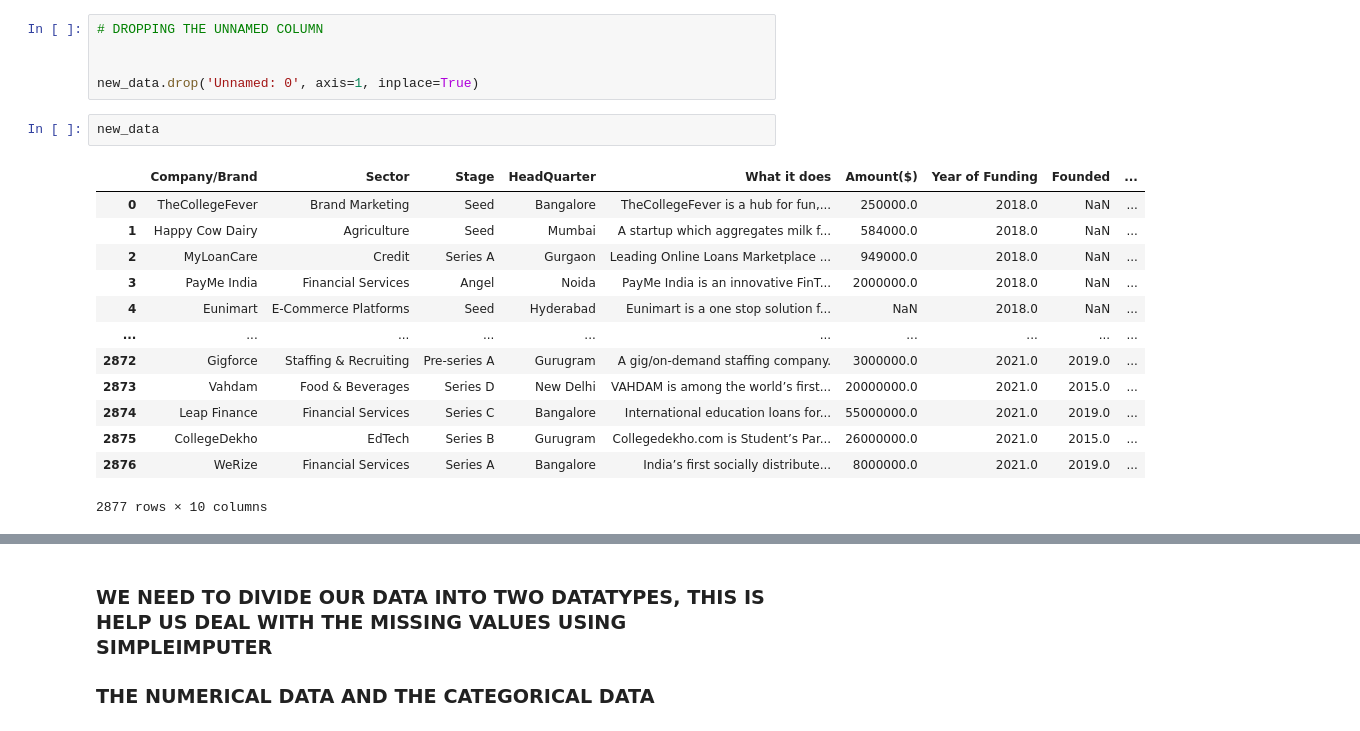
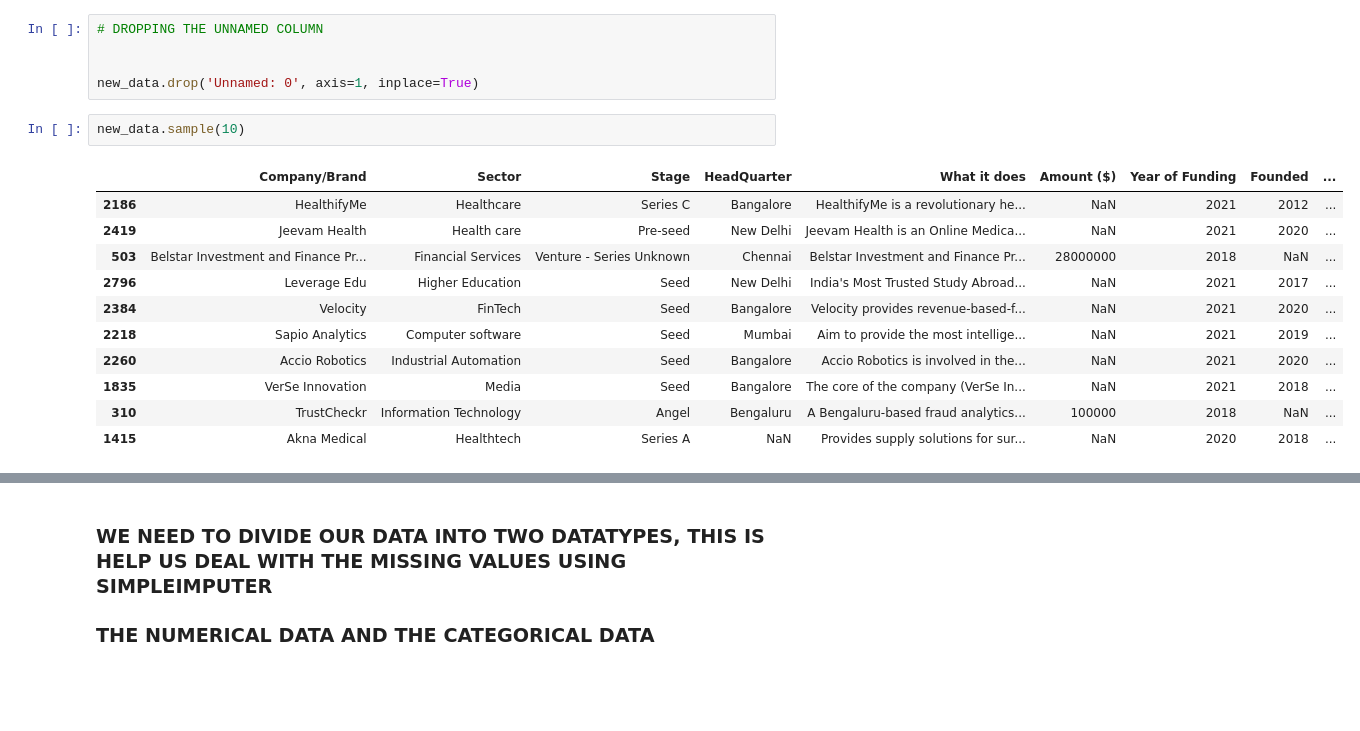
Before and after one commit to oseiyawsarfo/Career_Accelerator_LP1-Data_Analysis, a Jupyter notebook: India Startup Funding/DATA_ANALYSIS_ PROJECT_LP1.ipynb, the cells around one changed output, grey strips where cells are left out. Drawn from its saved outputs; the diff is of its cells as text; blank space fills up the shorter version.

```diff
--- a/India Startup Funding/DATA_ANALYSIS_ PROJECT_LP1.ipynb
+++ b/India Startup Funding/DATA_ANALYSIS_ PROJECT_LP1.ipynb
@@ -1636,21 +1618,19 @@ new_data
 
 new_data.drop('Unnamed: 0', axis=1, inplace=True)
 # %%
-new_data
+new_data.sample(10)
 # %% [output]
-|  | Company/Brand | Sector | Stage | HeadQuarter | What it does | Amount($) | Year of Funding | Founded | ... |
-| 0 | TheCollegeFever | Brand Marketing | Seed | Bangalore | TheCollegeFever is a hub for fun,... | 250000.0 | 2018.0 | NaN | ... |
-| 1 | Happy Cow Dairy | Agriculture | Seed | Mumbai | A startup which aggregates milk f... | 584000.0 | 2018.0 | NaN | ... |
-| 2 | MyLoanCare | Credit | Series A | Gurgaon | Leading Online Loans Marketplace ... | 949000.0 | 2018.0 | NaN | ... |
-| 3 | PayMe India | Financial Services | Angel | Noida | PayMe India is an innovative FinT... | 2000000.0 | 2018.0 | NaN | ... |
-| 4 | Eunimart | E-Commerce Platforms | Seed | Hyderabad | Eunimart is a one stop solution f... | NaN | 2018.0 | NaN | ... |
-| ... | ... | ... | ... | ... | ... | ... | ... | ... | ... |
-| 2872 | Gigforce | Staffing & Recruiting | Pre-series A | Gurugram | A gig/on-demand staffing company. | 3000000.0 | 2021.0 | 2019.0 | ... |
-| 2873 | Vahdam | Food & Beverages | Series D | New Delhi | VAHDAM is among the world’s first... | 20000000.0 | 2021.0 | 2015.0 | ... |
-| 2874 | Leap Finance | Financial Services | Series C | Bangalore | International education loans for... | 55000000.0 | 2021.0 | 2019.0 | ... |
-| 2875 | CollegeDekho | EdTech | Series B | Gurugram | Collegedekho.com is Student’s Par... | 26000000.0 | 2021.0 | 2015.0 | ... |
-| 2876 | WeRize | Financial Services | Series A | Bangalore | India’s first socially distribute... | 8000000.0 | 2021.0 | 2019.0 | ... |
+|  | Company/Brand | Sector | Stage | HeadQuarter | What it does | Amount ($) | Year of Funding | Founded | ... |
+| 2186 | HealthifyMe | Healthcare | Series C | Bangalore | HealthifyMe is a revolutionary he... | NaN | 2021 | 2012 | ... |
+| 2419 | Jeevam Health | Health care | Pre-seed | New Delhi | Jeevam Health is an Online Medica... | NaN | 2021 | 2020 | ... |
+| 503 | Belstar Investment and Finance Pr... | Financial Services | Venture - Series Unknown | Chennai | Belstar Investment and Finance Pr... | 28000000 | 2018 | NaN | ... |
+| 2796 | Leverage Edu | Higher Education | Seed | New Delhi | India's Most Trusted Study Abroad... | NaN | 2021 | 2017 | ... |
+| 2384 | Velocity | FinTech | Seed | Bangalore | Velocity provides revenue-based-f... | NaN | 2021 | 2020 | ... |
+| 2218 | Sapio Analytics | Computer software | Seed | Mumbai | Aim to provide the most intellige... | NaN | 2021 | 2019 | ... |
+| 2260 | Accio Robotics | Industrial Automation | Seed | Bangalore | Accio Robotics is involved in the... | NaN | 2021 | 2020 | ... |
+| 1835 | VerSe Innovation | Media | Seed | Bangalore | The core of the company (VerSe In... | NaN | 2021 | 2018 | ... |
+| 310 | TrustCheckr | Information Technology | Angel | Bengaluru | A Bengaluru-based fraud analytics... | 100000 | 2018 | NaN | ... |
+| 1415 | Akna Medical | Healthtech | Series A | NaN | Provides supply solutions for sur... | NaN | 2020 | 2018 | ... |
-2877 rows × 10 columns
 # %%
 new_data.head()
 # %% [output]
```
Also changed, not shown: parts of 74 cells of this notebook, 1 other file.
